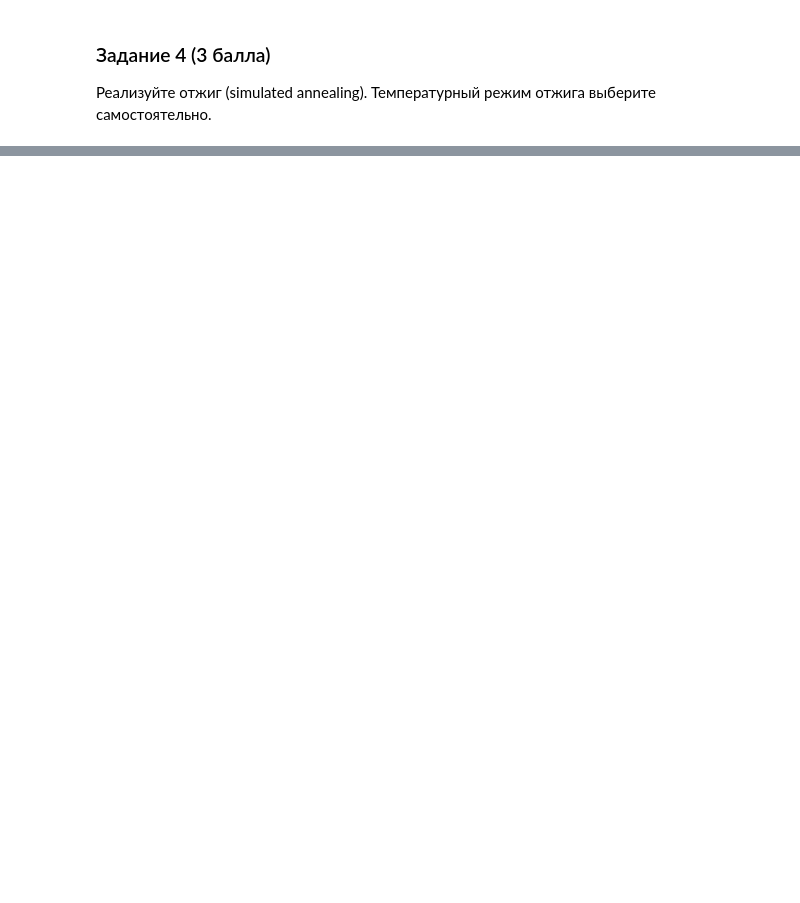
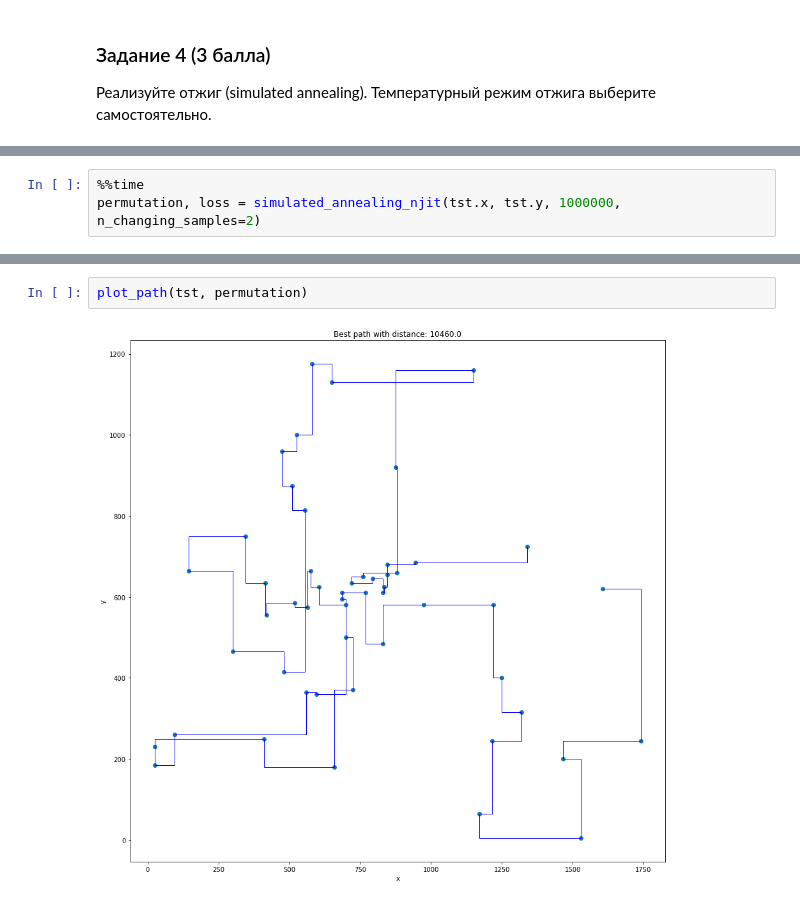
Before and after one commit to Hlibisev/ml_course, a Jupyter notebook: HW9_local_and_global_search.ipynb, the cells around one changed output, grey strips where cells are left out. Drawn from its saved outputs; the diff is of its cells as text; blank space fills up the shorter version.

Commit message:
adding njit test

```diff
--- a/HW9_local_and_global_search.ipynb
+++ b/HW9_local_and_global_search.ipynb
@@ -192,0 +244,3 @@ plot_path(tst, permutation)
+# %%
+%%time
+permutation, loss = simulated_annealing_njit(tst.x, tst.y, 1000000, n_changing_samples=2)
@@ -192,0 +256,4 @@ plot_path(tst, permutation)
+# %%
+plot_path(tst, permutation)
+# %% [output]
+[figure, added]
```
Also changed, not shown: parts of 10 cells of this notebook, 1 other file.
